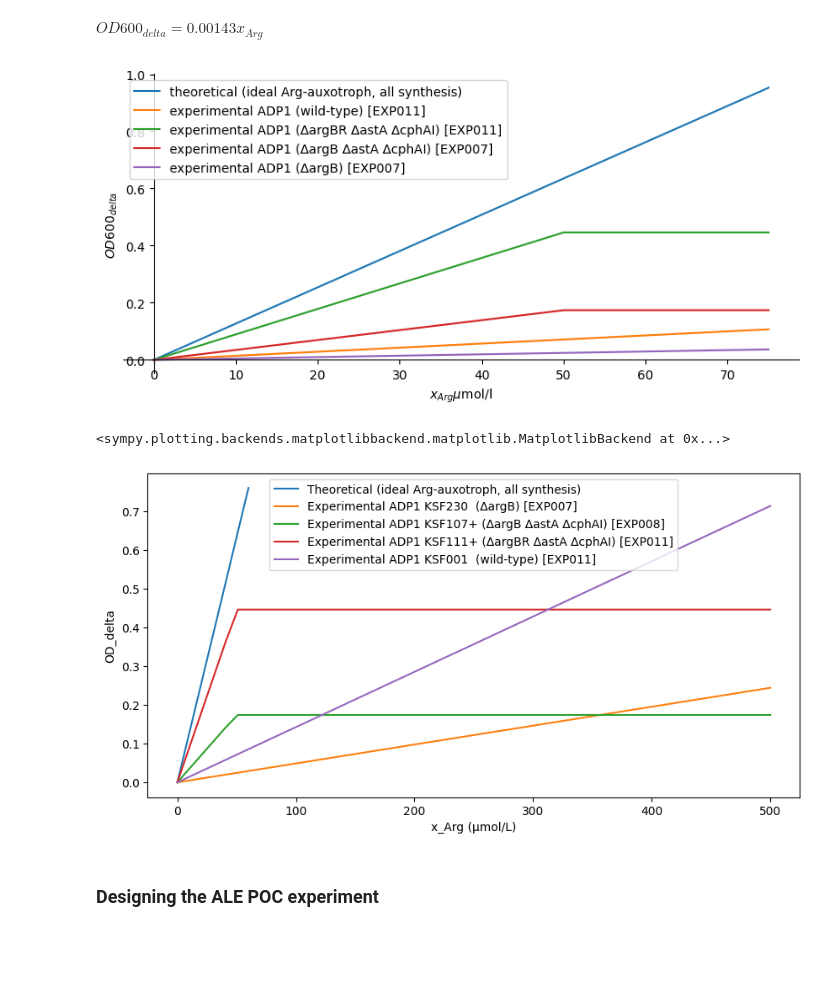
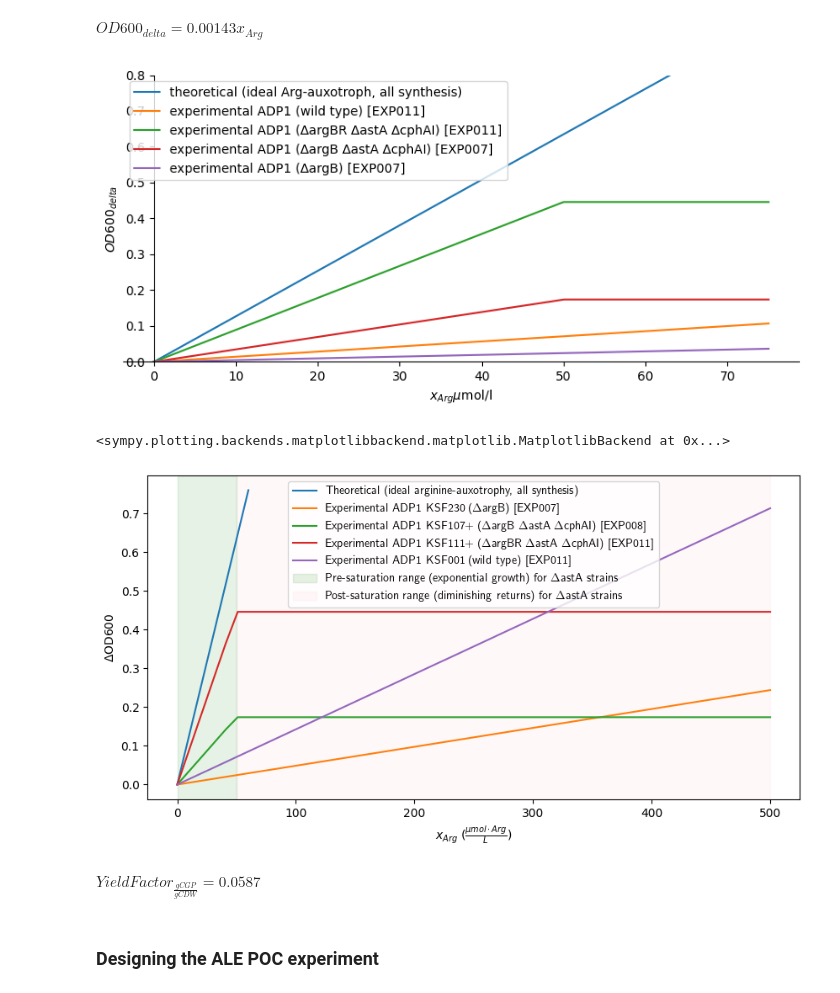
Before and after one commit to p7k/nu_tyo_lab_analysis, a Jupyter notebook: nb/exp/math_cgp_yields.ipynb, the cells around one changed output. Drawn from its saved outputs; the diff is of its cells as text; code cells hidden in the pictures; blank space fills up the shorter version.

```diff
--- a/nb/exp/math_cgp_yields.ipynb
+++ b/nb/exp/math_cgp_yields.ipynb
@@ -282,9 +294,10 @@ plot(
     # plot options
     xlabel=x_Arg * micro * mol / liter,
     ylabel=OD_delta,
+    ylim=(0, .8),
     label=(
         'theoretical (ideal Arg-auxotroph, all synthesis)',
-        'experimental ADP1 (wild-type) [EXP011]',
+        'experimental ADP1 (wild type) [EXP011]',
         'experimental ADP1 (∆argBR ∆astA ∆cphAI) [EXP011]',
         'experimental ADP1 (∆argB ∆astA ∆cphAI) [EXP007]',
         'experimental ADP1 (∆argB) [EXP007]',
@@ -293,38 +306,49 @@ plot(
     size=(8, 4),
 )
 # %% [output]
-[figure, old version]
+[figure, new version]
 <sympy.plotting.backends.matplotlibbackend.matplotlib.MatplotlibBackend at 0x...>
 # %%
 import matplotlib.pyplot as plt
 import numpy as np
 
 # Define x-axis values for different ranges
 x_theor = np.linspace(0, 60, 50)  # Narrower range for theoretical
 x_exp = np.linspace(0, 500, 50)  # Wider range for experimental data
 
 # Substitute values and evaluate functions for plotting
 y_theor = [eq_OD_delta_x_Arg__theor.subs(consts).rhs.evalf(subs={x_Arg: val}) * (micro * mol / liter) / au for val in
            x_theor]
 y_exp_KSF001 = [eq_OD_delta_x_Arg__exp011_KSF001.rhs.evalf(subs={x_Arg: val}) for val in x_exp]
 y_exp_KSF111 = [eq_OD_delta_x_Arg__exp011_KSF111.rhs.evalf(subs={x_Arg: val}) for val in x_exp]
 y_exp_KSF107 = [eq_OD_delta_x_Arg__exp008_KSF107.rhs.evalf(subs={x_Arg: val}) for val in x_exp]
 y_exp_KSF230 = [eq_OD_delta_x_Arg__exp007_KSF230.rhs.evalf(subs={x_Arg: val}) for val in x_exp]
 
 # Plot each curve with its designated range
 plt.figure(figsize=(10, 5))
-plt.plot(x_theor, y_theor, label='Theoretical (ideal Arg-auxotroph, all synthesis)')
-plt.plot(x_exp, y_exp_KSF230, label='Experimental ADP1 KSF230  (∆argB) [EXP007]')
-plt.plot(x_exp, y_exp_KSF107, label='Experimental ADP1 KSF107+ (∆argB ∆astA ∆cphAI) [EXP008]')
-plt.plot(x_exp, y_exp_KSF111, label='Experimental ADP1 KSF111+ (∆argBR ∆astA ∆cphAI) [EXP011]')
-plt.plot(x_exp, y_exp_KSF001, label='Experimental ADP1 KSF001  (wild-type) [EXP011]')
+plt.plot(x_theor, y_theor, label='Theoretical (ideal arginine-auxotrophy, all synthesis)')
+plt.plot(x_exp, y_exp_KSF230, label=r'Experimental ADP1 KSF230  ($\Delta$argB) [EXP007]')
+plt.plot(x_exp, y_exp_KSF107, label=r'Experimental ADP1 KSF107+ ($\Delta$argB  $\Delta$astA $\Delta$cphAI) [EXP008]')
+plt.plot(x_exp, y_exp_KSF111, label=r'Experimental ADP1 KSF111+ ($\Delta$argBR $\Delta$astA $\Delta$cphAI) [EXP011]')
+plt.plot(x_exp, y_exp_KSF001, label=r'Experimental ADP1 KSF001  (wild type) [EXP011]')
+
+plt.axvspan(.1, 50, color='green', alpha=0.1, label=r'Pre-saturation range (exponential growth) for $\Delta$astA strains')
+plt.axvspan(50, 500, color='pink', alpha=0.1, label=r'Post-saturation range (diminishing returns) for $\Delta$astA strains')
 
 # Set labels, legend, and show plot
-plt.xlabel("x_Arg (µmol/L)")
-plt.ylabel("OD_delta")
+plt.rcParams['text.usetex'] = True
+plt.xlabel(r"$x_{Arg}$ ($\frac{\mu mol \cdot Arg}{L}$)")
+plt.ylabel(r"$\Delta$OD600")
 plt.legend()
+
+plt.savefig('../../figures/calc_argaux_yields.pdf')
+
 plt.show()
 # %% [output]
-[figure, old version]
+[figure, new version]
+# %%
+N3(eq_yf.subs(consts).subs({x_Arg: 50e-6 * mol / liter, OD_delta: .45 * au}))
+# %% [output]
+$\displaystyle YieldFactor_{\frac{gCGP}{gCDW}} = 0.0587$
 # %% [markdown]
 ### Designing the ALE POC experiment
```
Also changed, not shown: parts of 19 cells of this notebook, 23 other files.
